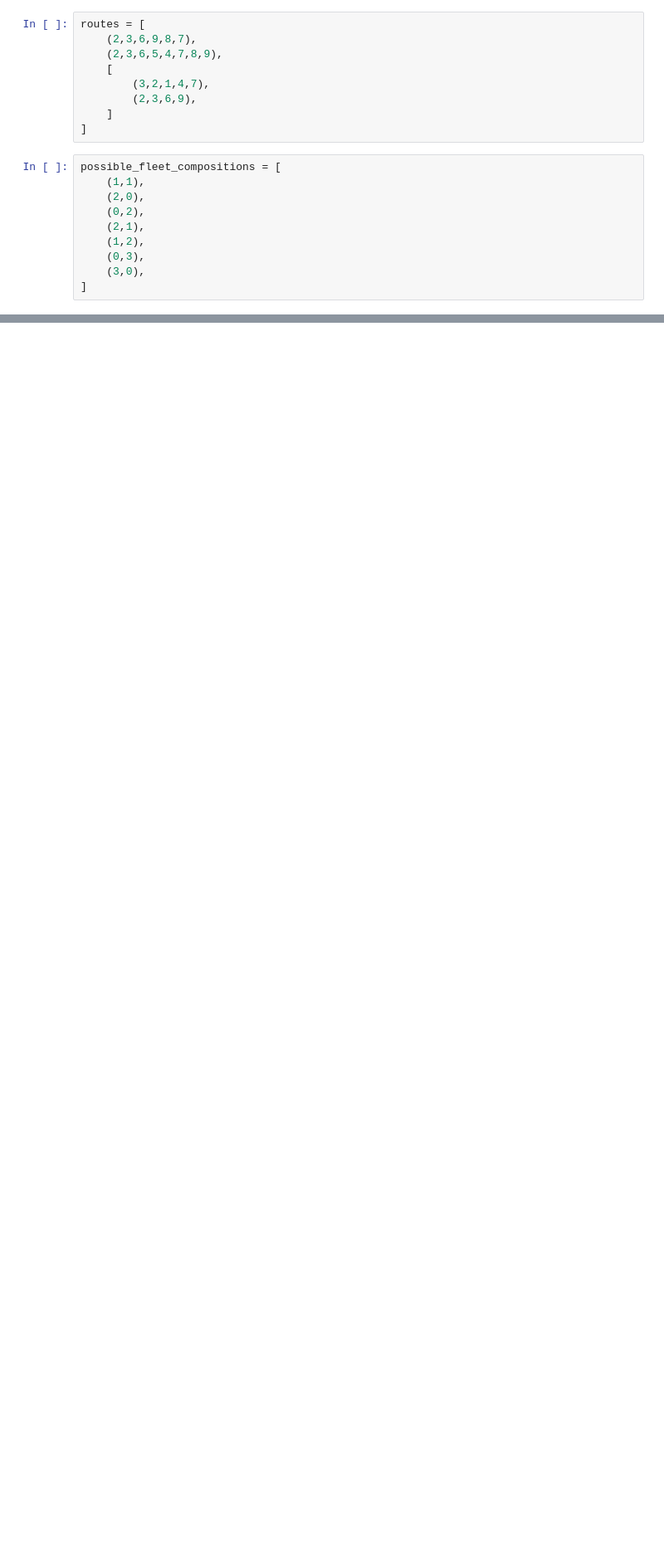
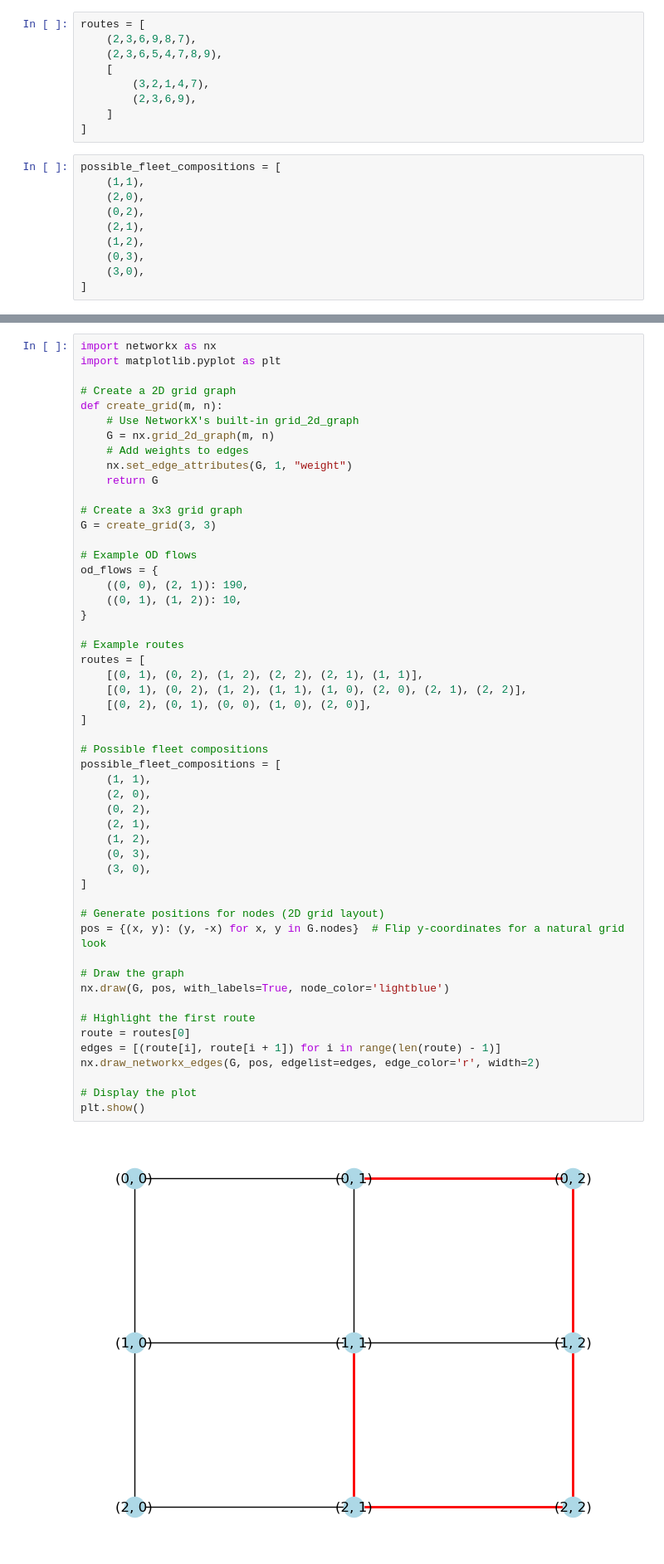
Before and after one commit to mit-zardini-lab/act4ebrd-resolution-bug, a Jupyter notebook: eda/network_design.ipynb, the cells around one changed output, grey strips where cells are left out. Shown: that part at 83% size. Saved outputs shown, nothing was run; the diff lists cells and outputs as text; blank space fills up the shorter version.

```diff
--- a/eda/network_design.ipynb
+++ b/eda/network_design.ipynb
@@ -53,0 +59,54 @@ TypeError: draw_networkx_edges() missing 1 required positional argument: 'pos'
+# %%
+import networkx as nx
+import matplotlib.pyplot as plt
+
+# Create a 2D grid graph
+def create_grid(m, n):
+    # Use NetworkX's built-in grid_2d_graph
+    G = nx.grid_2d_graph(m, n)
+    # Add weights to edges
+    nx.set_edge_attributes(G, 1, "weight")
+    return G
+
+# Create a 3x3 grid graph
+G = create_grid(3, 3)
+
+# Example OD flows
+od_flows = {
+    ((0, 0), (2, 1)): 190,
+    ((0, 1), (1, 2)): 10,
+}
+
+# Example routes
+routes = [
+    [(0, 1), (0, 2), (1, 2), (2, 2), (2, 1), (1, 1)],
+    [(0, 1), (0, 2), (1, 2), (1, 1), (1, 0), (2, 0), (2, 1), (2, 2)],
+    [(0, 2), (0, 1), (0, 0), (1, 0), (2, 0)],
+]
+
+# Possible fleet compositions
+possible_fleet_compositions = [
+    (1, 1),
+    (2, 0),
+    (0, 2),
+    (2, 1),
+    (1, 2),
+    (0, 3),
+    (3, 0),
+]
+
+# Generate positions for nodes (2D grid layout)
+pos = {(x, y): (y, -x) for x, y in G.nodes}  # Flip y-coordinates for a natural grid look
+
+# Draw the graph
+nx.draw(G, pos, with_labels=True, node_color='lightblue')
+
+# Highlight the first route
+route = routes[0]
+edges = [(route[i], route[i + 1]) for i in range(len(route) - 1)]
+nx.draw_networkx_edges(G, pos, edgelist=edges, edge_color='r', width=2)
+
+# Display the plot
+plt.show()
+# %% [output]
+[figure, added]
```
Also changed, not shown: parts of 2 cells of this notebook, 3 other files.
